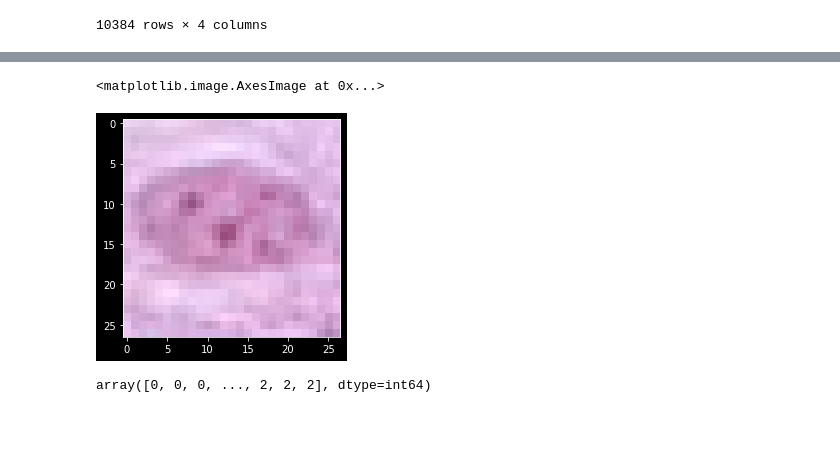
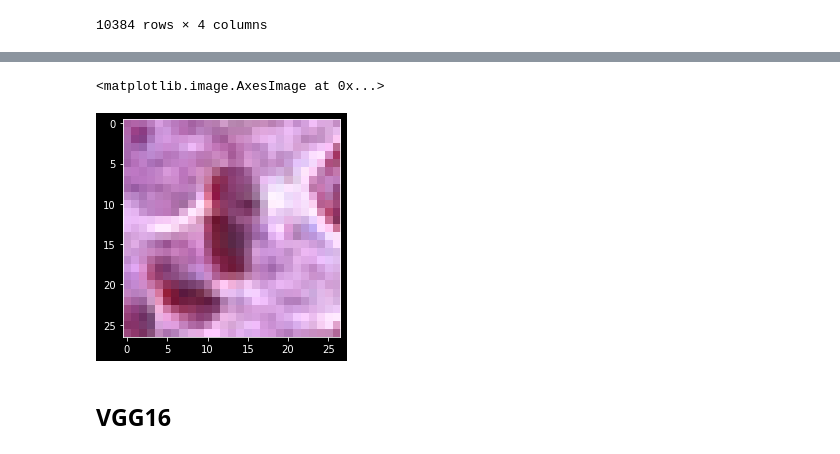
Before and after one commit to pcminh0505/ML, a Jupyter notebook: Asm/ASM2/Test Tensorflow.ipynb, the cells around one changed output, grey strips where cells are left out. Saved outputs shown, nothing was run; the diff lists cells and outputs as text; code cells hidden in the pictures; blank space fills up the shorter version.

```diff
--- a/Asm/ASM2/Test Tensorflow.ipynb
+++ b/Asm/ASM2/Test Tensorflow.ipynb
@@ -72,3 +64,11 @@ print(extra_img_list[:5])
+# %%
+from sklearn.model_selection import train_test_split
+X = main_data['ImageName']
+y = main_data['cellType']
+
+train_X, test_X, train_Y, test_Y = train_test_split(X, y, test_size=0.33)
+
+train_Y = train_Y.ravel()
 # %%
 def create_train_data(directory, img_list):
     IMAGE_SIZE = 27
@@ -82,7 +82,9 @@ def create_train_data(directory, img_list):
     return np.array(train_data) / 255.0
 # %%
 # CHANGE THE PATH TO IMAGE FOLDER IN YOUR LOCAL DEVICE!
-path = r"C:\Users\Dell\Documents\GitHub\ML\Asm\ASM2\patch_images"
-X_main = create_train_data(path, main_img_list)
+path = r"C:\Users\luong\Documents\GitHub\ML\Asm\ASM2\patch_images"
+
+train_X_img = create_train_data(path, train_X.tolist())
+test_X_img = create_train_data(path, test_X.tolist())
 # %% [output]
 Successfully import images!
@@ -109,10 +112,7 @@ array([[[[0.92941176, 0.83529412, 0.94901961],
 # %%
-plt.imshow(X_main[0])
+plt.imshow(train_X_img[0])
 # %% [output]
 <matplotlib.image.AxesImage at 0x...>
-[figure, old version]
+[figure, new version]
-# %%
-y_main =  main_data['cellType'].ravel()
-y_main
-# %% [output]
-array([0, 0, 0, ..., 2, 2, 2], dtype=int64)
+# %% [markdown]
+## VGG16
```
Also changed, not shown: parts of 12 cells of this notebook.
